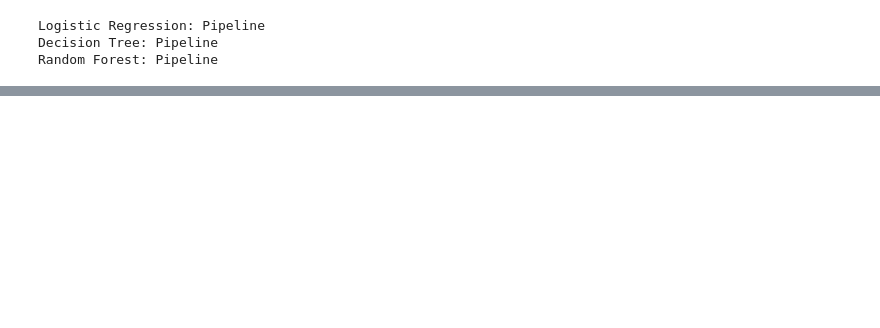
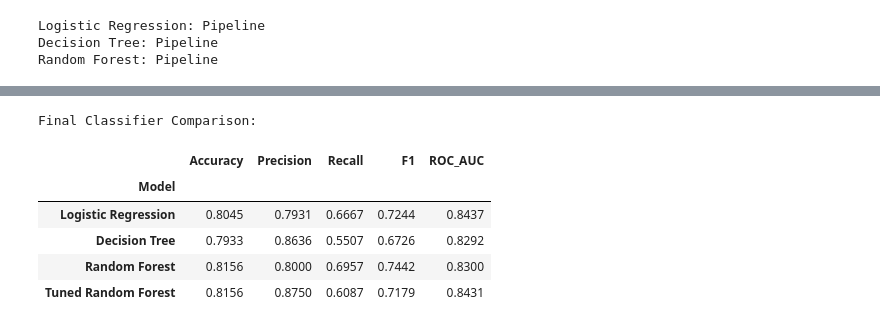
Before and after one commit to mv-Karthikeyan/zepto-ai-platform, a Jupyter notebook: analytics/02_modeling.ipynb, the cells around one changed output, grey strips where cells are left out. Cells and saved outputs as stored; diff of their text form; code cells hidden in the pictures; blank space fills up the shorter version.

```diff
--- a/analytics/02_modeling.ipynb
+++ b/analytics/02_modeling.ipynb
@@ -443,0 +1405,66 @@ Classifier Comparison:
+# %%
+# ============================================================
+# FINAL CLASSIFIER COMPARISON
+# ============================================================
+
+final_classification_results = []
+
+# Original models
+final_classification_results.append(
+    evaluate_classifier(
+        "Logistic Regression",
+        logistic_pipeline,
+        X_test,
+        y_test
+    )
+)
+
+final_classification_results.append(
+    evaluate_classifier(
+        "Decision Tree",
+        decision_tree_pipeline,
+        X_test,
+        y_test
+    )
+)
+
+final_classification_results.append(
+    evaluate_classifier(
+        "Random Forest",
+        random_forest_pipeline,
+        X_test,
+        y_test
+    )
+)
+
+# Tuned Random Forest
+final_classification_results.append(
+    evaluate_classifier(
+        "Tuned Random Forest",
+        best_rf_pipeline,
+        X_test,
+        y_test
+    )
+)
+
+final_classifier_df = pd.DataFrame(
+    final_classification_results
+)
+
+final_classifier_df = (
+    final_classifier_df
+    .set_index("Model")
+    .round(4)
+)
+
+print("Final Classifier Comparison:")
+
+display(final_classifier_df)
+# %% [output]
+Final Classifier Comparison:
+|  | Accuracy | Precision | Recall | F1 | ROC_AUC |
+| Model |  |  |  |  |  |
+| Logistic Regression | 0.8045 | 0.7931 | 0.6667 | 0.7244 | 0.8437 |
+| Decision Tree | 0.7933 | 0.8636 | 0.5507 | 0.6726 | 0.8292 |
+| Random Forest | 0.8156 | 0.8000 | 0.6957 | 0.7442 | 0.8300 |
+| Tuned Random Forest | 0.8156 | 0.8750 | 0.6087 | 0.7179 | 0.8431 |
```
Also changed, not shown: parts of 41 cells of this notebook, 8 other files.
